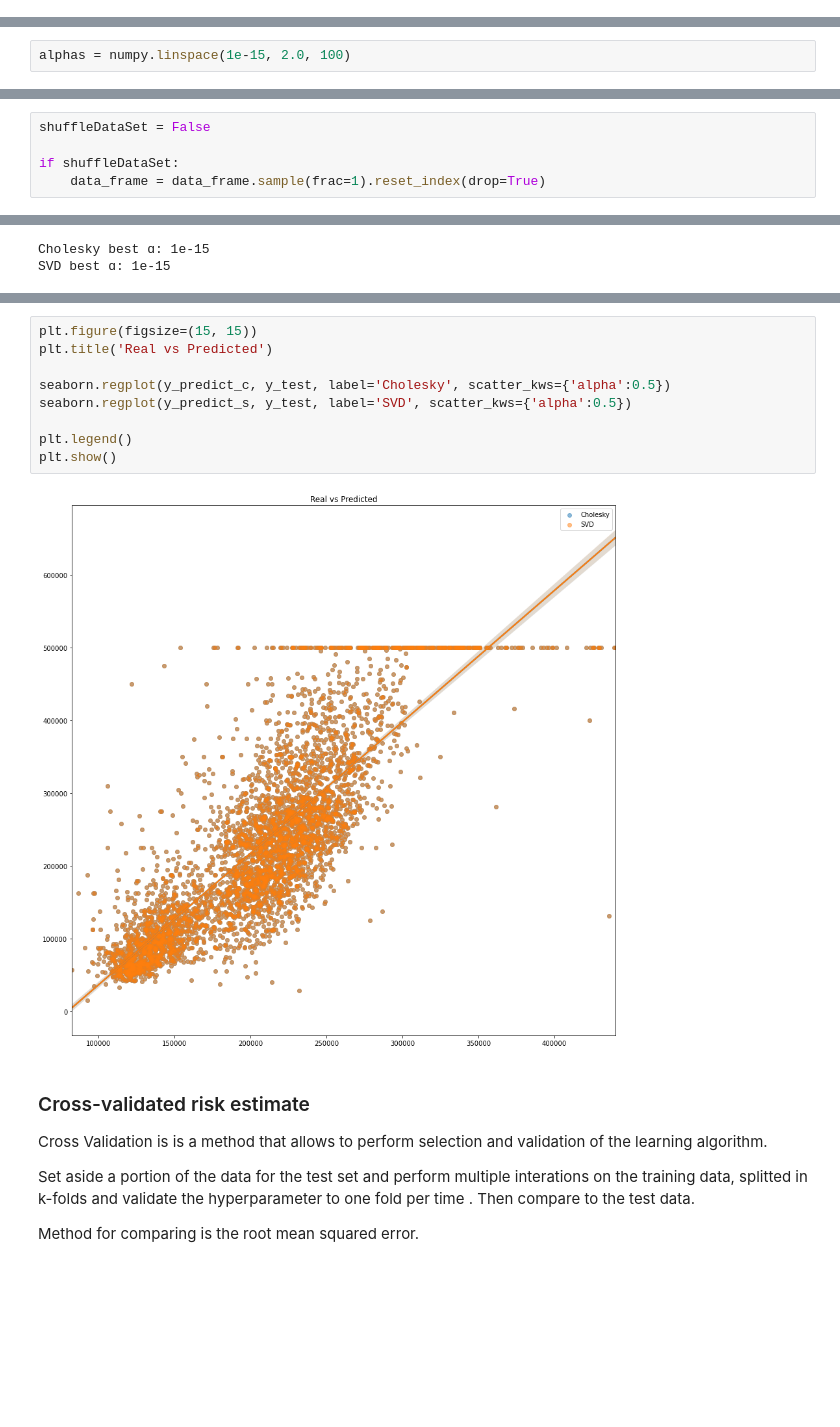
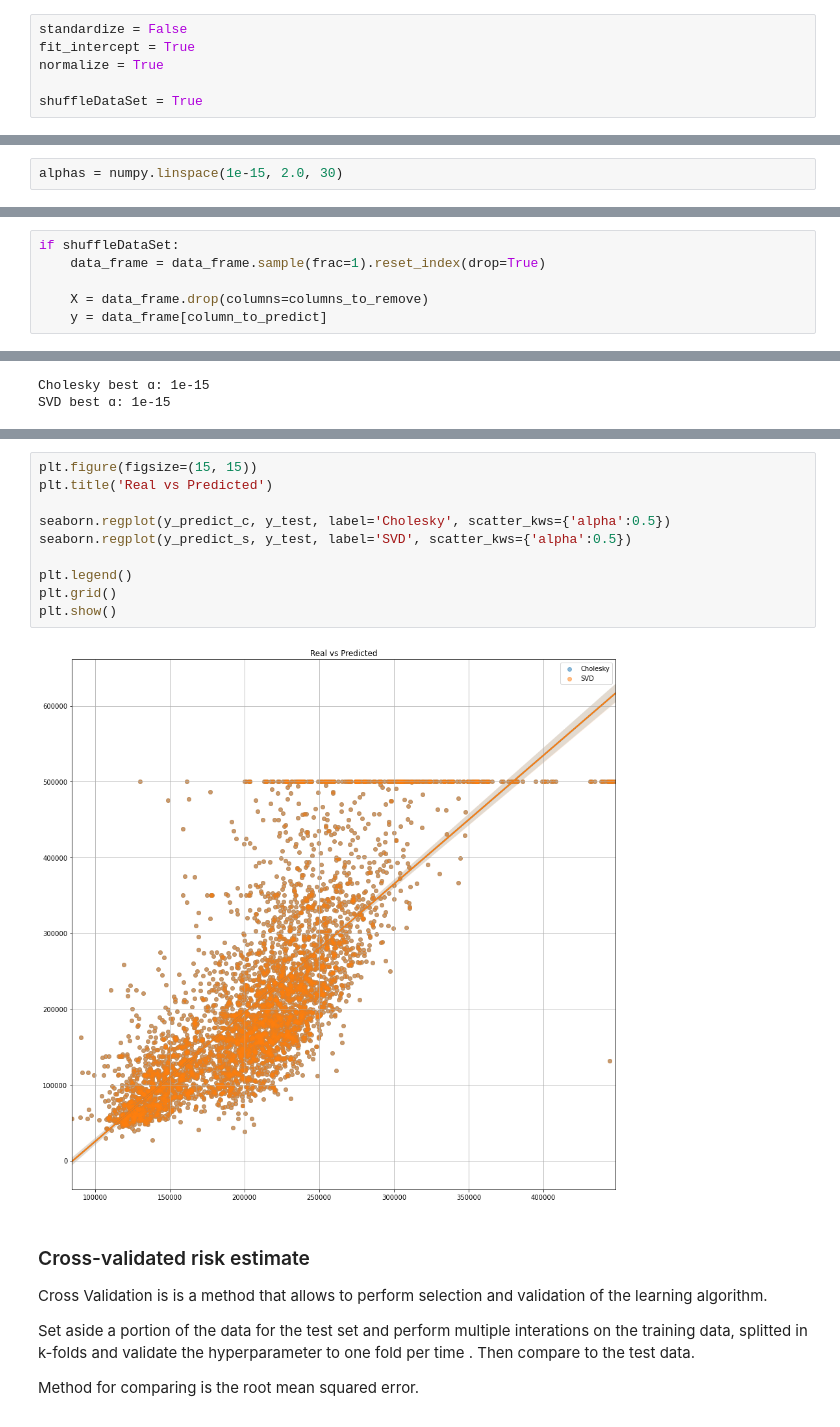
Before and after one commit to mikymaione/HousingPrices, a Jupyter notebook: Source code/HousingPrices/Miky.ipynb, the cells around one changed output, grey strips where cells are left out. Saved outputs shown, nothing was run; the diff lists cells and outputs as text; blank space fills up the shorter version.

```diff
--- a/Source code/HousingPrices/Miky.ipynb
+++ b/Source code/HousingPrices/Miky.ipynb
@@ -38,10 +40,16 @@ The target value is the median_house_value which is predicted based on the featu
 The mean_squared_error function computes mean square error, a risk metric corresponding to the expected value of the squared (quadratic) error or loss.
 # %%
 RMS = 'neg_mean_squared_error'
+# %%
+standardize = False
+fit_intercept = True
+normalize = True
+
+shuffleDataSet = True
 # %% [markdown]
 Valori di ɑ usati
 # %%
-alphas = numpy.linspace(1e-15, 2.0, 100)
+alphas = numpy.linspace(1e-15, 2.0, 30)
 # %%
 alphas
 # %% [output]
@@ -75,8 +72,3 @@ We shuffle data to reduce the error, we randomize in order to handle the outlier
-# %%
-shuffleDataSet = False
-
-if shuffleDataSet:
-    data_frame = data_frame.sample(frac=1).reset_index(drop=True)
 # %%
 data_frame.info()
 # %% [output]
@@ -259,0 +355,6 @@ Name: median_house_value, Length: 20640, dtype: float64
+# %%
+if shuffleDataSet:
+    data_frame = data_frame.sample(frac=1).reset_index(drop=True)
+
+    X = data_frame.drop(columns=columns_to_remove)
+    y = data_frame[column_to_predict]
@@ -425,14 +575,15 @@ SVD score: 0.5075036252316556
 # %%
 plt.figure(figsize=(15, 15))
 plt.title('Real vs Predicted')
 
 seaborn.regplot(y_predict_c, y_test, label='Cholesky', scatter_kws={'alpha':0.5})
 seaborn.regplot(y_predict_s, y_test, label='SVD', scatter_kws={'alpha':0.5})
 
 plt.legend()
+plt.grid()
 plt.show()
 # %% [output]
-[figure, old version]
+[figure, new version]
 # %% [markdown]
 ### Cross-validated risk estimate
 Cross Validation is is a method that allows to perform selection and  validation of the learning algorithm.
```
Also changed, not shown: parts of 28 cells of this notebook.
